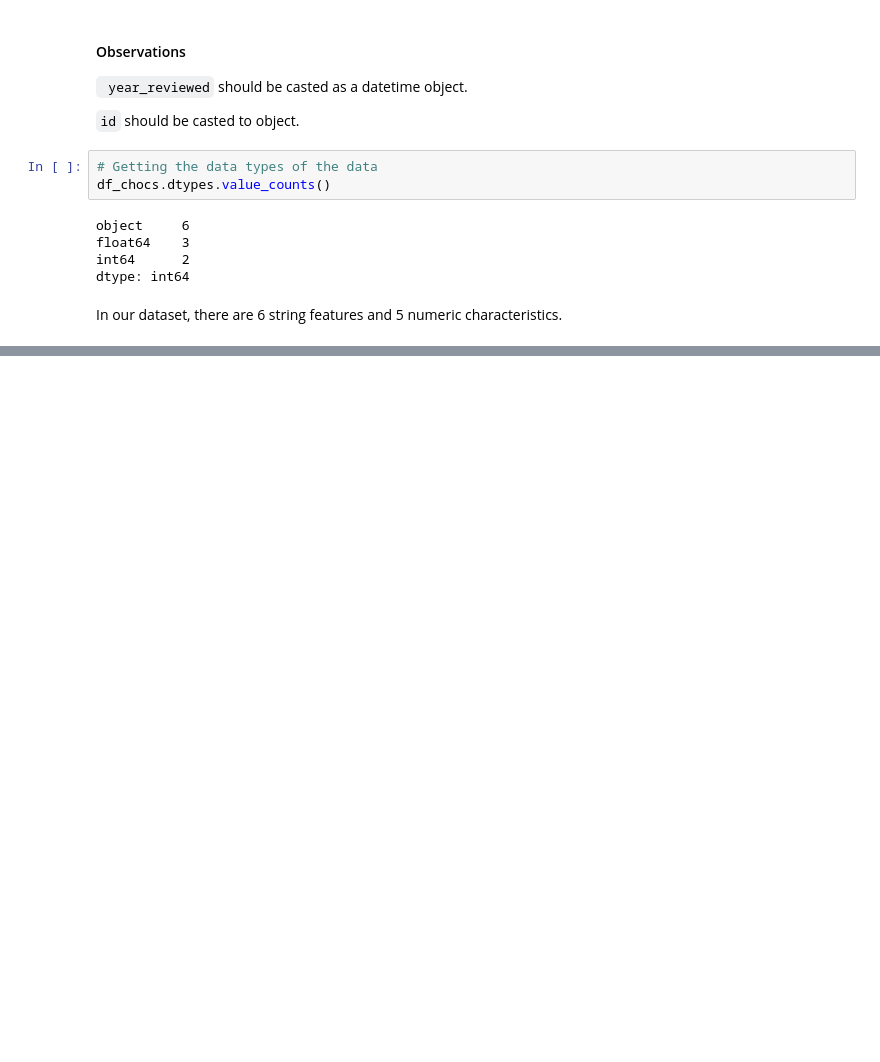
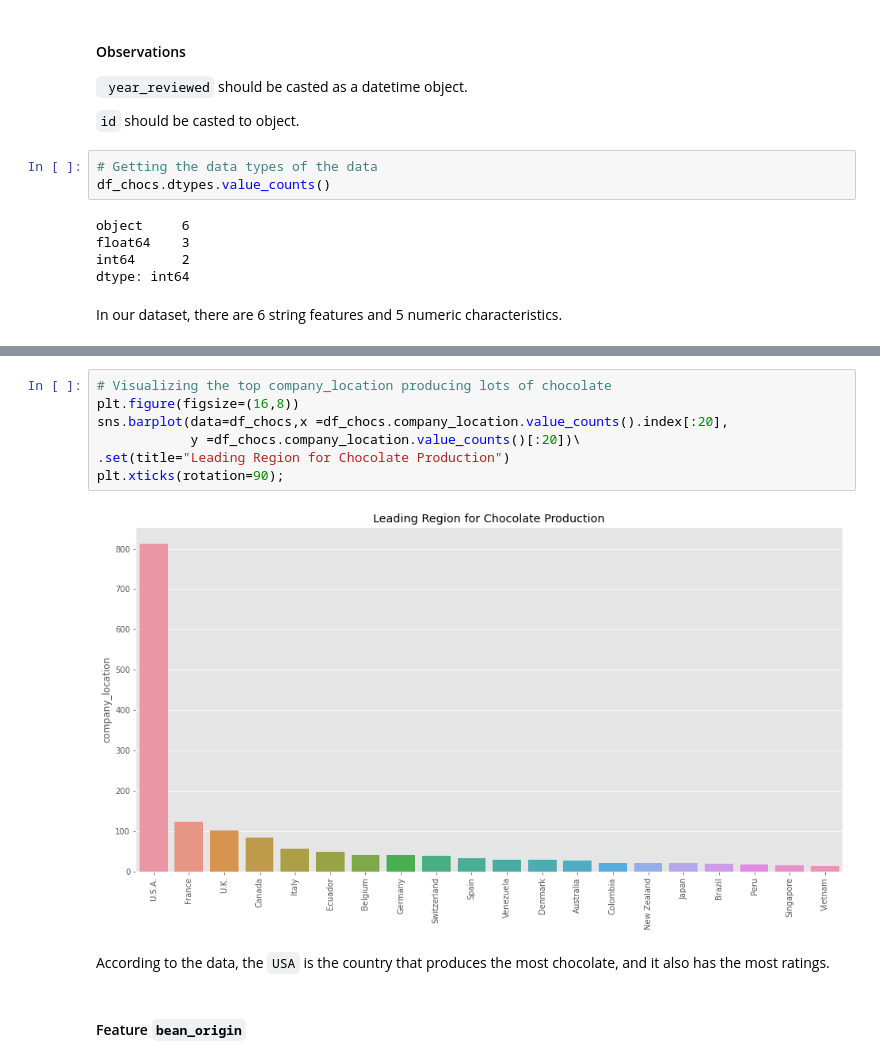
Before and after one commit to janejeshen/Best-chocolate-bars, a Jupyter notebook: Chocolate analysis.ipynb, the cells around one changed output, grey strips where cells are left out. Drawn from its saved outputs; the diff is of its cells as text; blank space fills up the shorter version.

```diff
--- a/Chocolate analysis.ipynb
+++ b/Chocolate analysis.ipynb
@@ -138,0 +338,13 @@ In our dataset, there are 6 string features and 5 numeric characteristics.
+# %%
+# Visualizing the top company_location producing lots of chocolate
+plt.figure(figsize=(16,8))
+sns.barplot(data=df_chocs,x =df_chocs.company_location.value_counts().index[:20],
+            y =df_chocs.company_location.value_counts()[:20])\
+.set(title="Leading Region for Chocolate Production")
+plt.xticks(rotation=90);
+# %% [output]
+[figure, added]
+# %% [markdown]
+According to the data, the `USA` is the country that produces the most chocolate, and it also has the most ratings.
+# %% [markdown]
+#### Feature `bean_origin`
```
Also changed, not shown: parts of 43 cells of this notebook.
